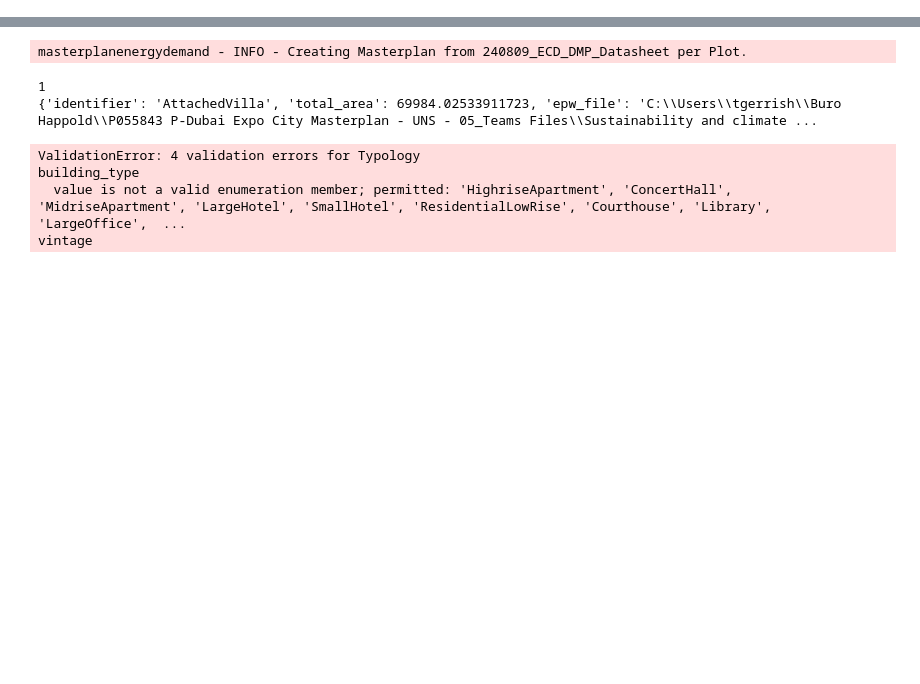
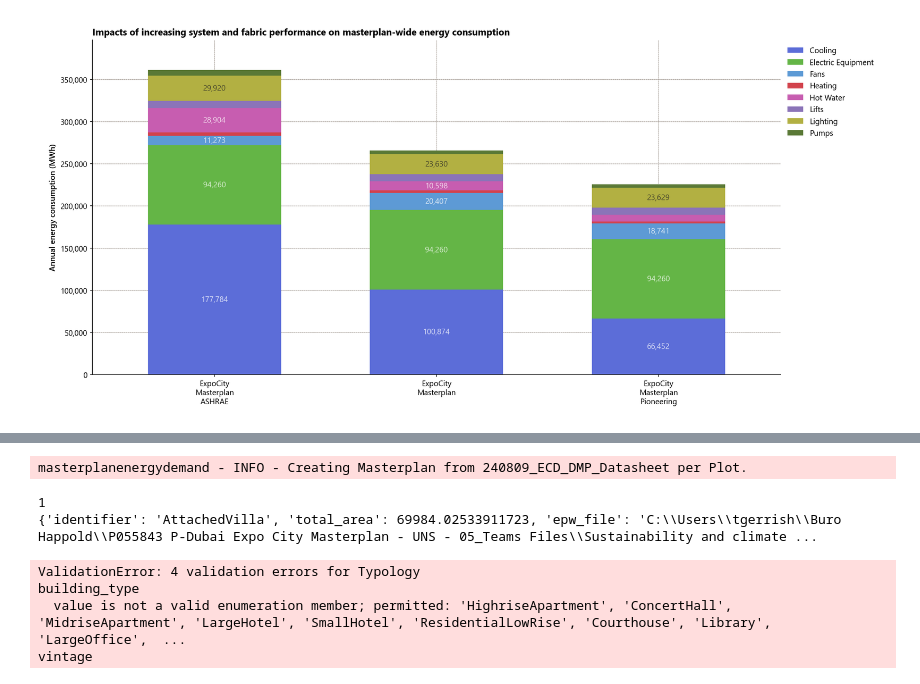
Before and after one commit to BHoM/LadyBugTools_Prototypes, a Jupyter notebook: LadyBugTools_Prototype_Engine/Python/MasterplanEnergyDemand/MasterplanEnergyDemand_Dev.ipynb, the cells around one changed output, grey strips where cells are left out. Cells and saved outputs as stored; diff of their text form; code cells hidden in the pictures; blank space fills up the shorter version.

```diff
--- a/LadyBugTools_Prototype_Engine/Python/MasterplanEnergyDemand/MasterplanEnergyDemand_Dev.ipynb
+++ b/LadyBugTools_Prototype_Engine/Python/MasterplanEnergyDemand/MasterplanEnergyDemand_Dev.ipynb
@@ -22,0 +81,65 @@ epw_file = r"C:\Users\tgerrish\Documents\GitHub\BHoM\LadyBugTools_Prototypes\Lad
+# %%
+# Compare the different mpeds
+
+dpi = 300
+mpeds = [mped_ashrae, mped_required, mped_pioneering]
+all_df = pd.concat([mped.energy_consumption(combine_buildings=True) for mped in mpeds], axis=1, keys=[i.identifier for i in mpeds])
+
+from masterplanenergydemand.util import get_color, contrasting_color
+import matplotlib.ticker as mticker
+
+xx = all_df.sum().unstack()
+xx = xx / 1000
+xx.columns = [i.replace(" (kWh)", "") for i in xx.columns]
+xx.index = [i.replace("_", "\n") for i in xx.index]
+
+fig, ax = plt.subplots(1, 1, figsize=(15, 7))
+Bars = xx.plot(ax=ax, kind="bar", stacked=True, color=[get_color(i) for i in xx.columns], width=0.6)
+plt.xticks(rotation=0)
+ax.legend(
+    loc="upper left",
+    bbox_to_anchor=(1, 1),
+)
+ax.yaxis.set_major_formatter(mticker.StrMethodFormatter("{x:,.0f}"))
+ax.set_ylabel("Annual energy consumption (MWh)")
+
+# get the max val
+# ax.axhline(xmin=0, xmax=(1/3) * 0.6, y=xx.sum(axis=1).max())
+
+# x_start = plt.getp(Bars.patches[8], "x")
+# x_end = x_start + plt.getp(Bars.patches[8], "width")
+
+# val = xx.sum(axis=1).max()
+# plt.hlines([val], x_start, x_end)
+
+ylims = ax.get_ylim()
+for rect in ax.patches:
+    y_value = rect.get_y() + rect.get_height() / 2
+    x_value = rect.get_x() + rect.get_width() / 2
+    fc = rect.get_facecolor()
+    actual_value = rect.get_height()
+
+    if abs(actual_value) / (max(ylims) - min(ylims)) > 0.025:
+        if abs(actual_value) < 100:
+            val = f"{actual_value:,.1f}"
+        else:
+            val = f"{actual_value:,.0f}"
+        # Create annotation
+        ax.text(
+            x_value,
+            y_value,
+            val,
+            ha="center",
+            va="center",
+            # fontsize="small",
+            color=contrasting_color(fc),
+            alpha=0.75,
+            zorder=8,
+        )
+
+ax.set_title("Impacts of increasing system and fabric performance on masterplan-wide energy consumption")
+
+plt.tight_layout()
+plt.savefig(plot_dir / f"10.7_MasterplanEnergy_Comparison.png", dpi=dpi, transparent=True)
+# %% [output]
+[figure, added]
```
Also changed, not shown: parts of 19 cells of this notebook, 3 other files.
